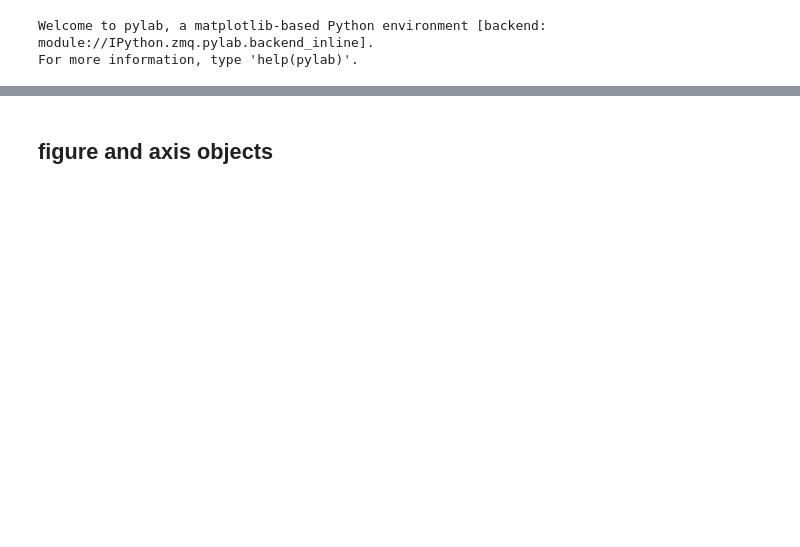
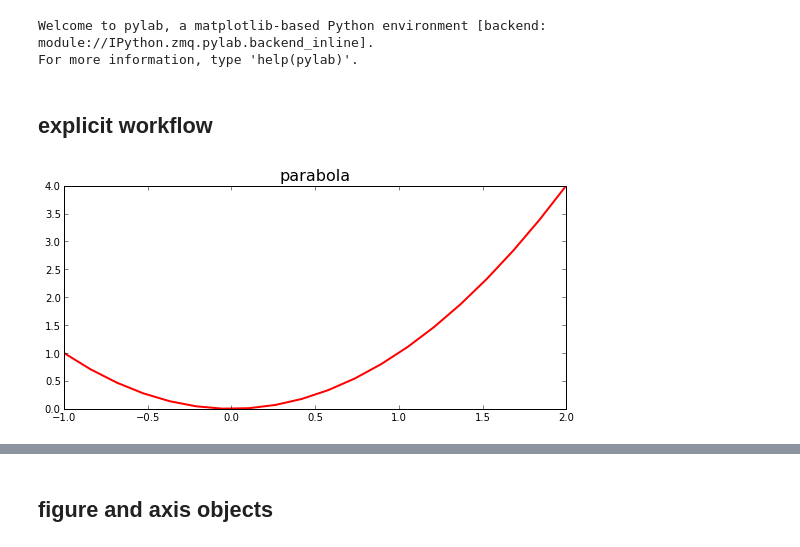
Before and after one commit to vanzaj/pyconsg2013-tut, a Jupyter notebook: ipynb/04-More-MPL.ipynb, the cells around one changed output, grey strips where cells are left out. Cells and saved outputs as stored; diff of their text form; code cells hidden in the pictures; blank space fills up the shorter version.

Commit message:
done with More-MPL

```diff
--- a/ipynb/04-More-MPL.ipynb
+++ b/ipynb/04-More-MPL.ipynb
@@ -5,3 +5,14 @@ Welcome to pylab, a matplotlib-based Python environment [backend: module://IPyth
 For more information, type 'help(pylab)'.
 # %%
 x = linspace(-1, 2, 20)
+# %% [markdown]
+## explicit workflow
+# %%
+# import matplotlib.pyplot as plt   # done by pylab
+
+plt.figure(figsize=(9,4))
+plt.plot(x, x**2, 'r-', linewidth=2)
+plt.title('parabola', fontsize=16)
+plt.show()
+# %% [output]
+[figure, added]
```
Also changed, not shown: parts of 13 cells of this notebook, 3 other files.
